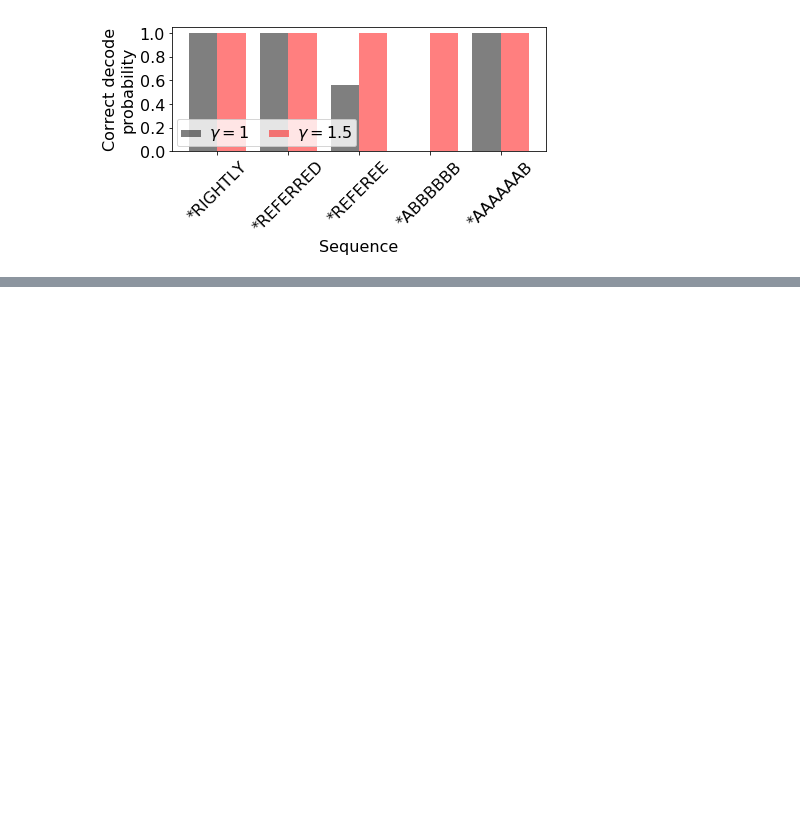
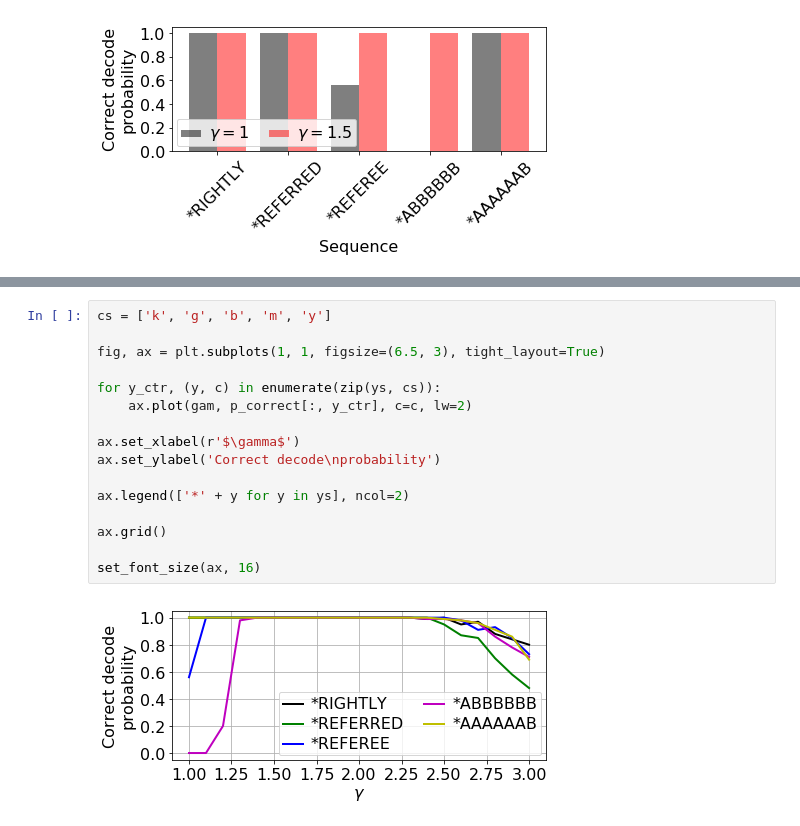
Before and after one commit to rkp8000/crossing_over, a Jupyter notebook: 3_gamma.ipynb, the cells around one changed output, grey strips where cells are left out. Drawn from its saved outputs; the diff is of its cells as text; blank space fills up the shorter version.

```diff
--- a/3_gamma.ipynb
+++ b/3_gamma.ipynb
@@ -261,0 +302,18 @@ set_font_size(ax, 16)
+# %%
+cs = ['k', 'g', 'b', 'm', 'y']
+
+fig, ax = plt.subplots(1, 1, figsize=(6.5, 3), tight_layout=True)
+
+for y_ctr, (y, c) in enumerate(zip(ys, cs)):
+    ax.plot(gam, p_correct[:, y_ctr], c=c, lw=2)
+
+ax.set_xlabel(r'$\gamma$')
+ax.set_ylabel('Correct decode\nprobability')
+
+ax.legend(['*' + y for y in ys], ncol=2)
+
+ax.grid()
+
+set_font_size(ax, 16)
+# %% [output]
+[figure, added]
```
Also changed, not shown: parts of 2 cells of this notebook.
